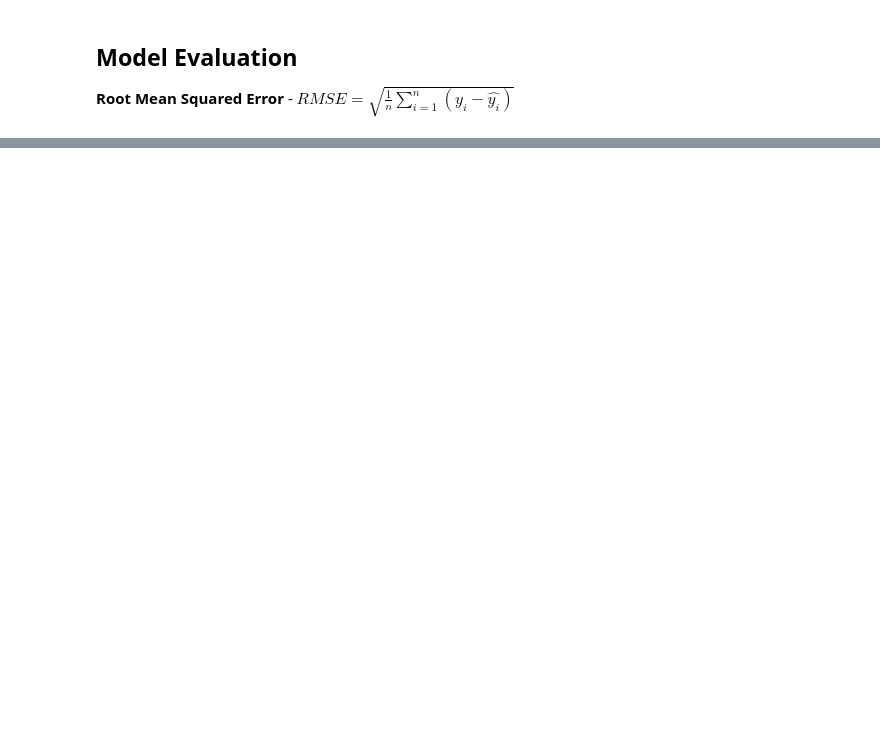
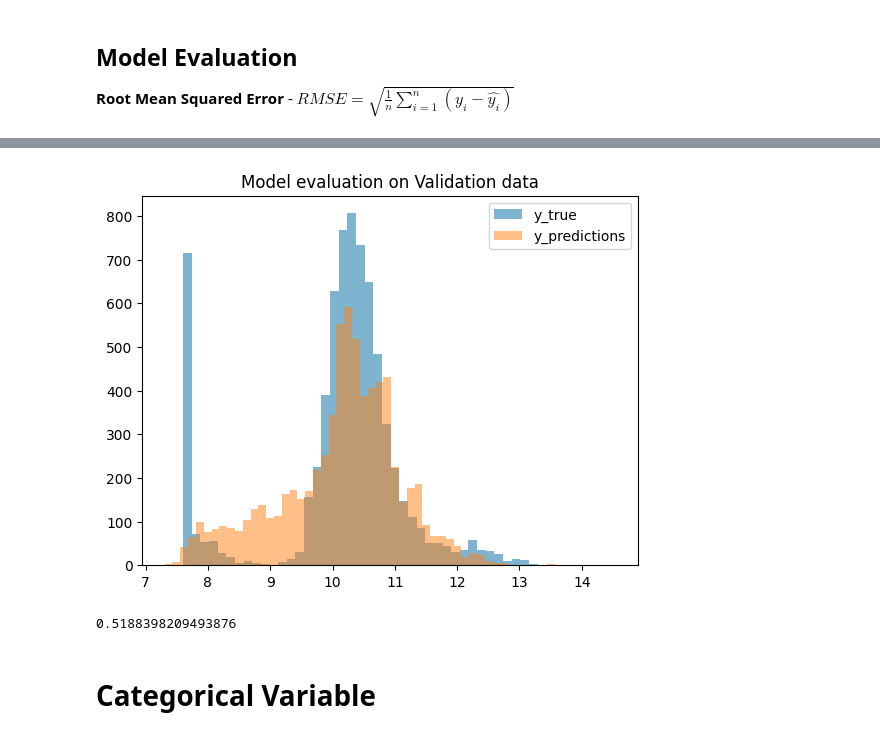
Before and after one commit to madhuri-15/mlbookcamp-homeworks, a Jupyter notebook: Regression/Project/Car Price Prediction.ipynb, the cells around one changed output, grey strips where cells are left out. Saved outputs shown, nothing was run; the diff lists cells and outputs as text; code cells hidden in the pictures; blank space fills up the shorter version.

```diff
--- a/Regression/Project/Car Price Prediction.ipynb
+++ b/Regression/Project/Car Price Prediction.ipynb
@@ -291,0 +314,32 @@ rsme(y_train, y_preds)
+# %%
+def prepare_x(df):
+    df = df.copy()
+    df['age'] = 2017 - df.year
+    features = columns + ['age']
+    X = df[features]
+    X = X.fillna(0)
+    return X.values
+# %%
+# data preparation
+X_nums = prepare_x(X_train)
+
+# model training
+w0, w = linear_regression(X_nums, y_train)
+
+# predictions
+y_preds = w0 + X_nums.dot(w)
+
+# Visualization
+plt.hist(y_train, alpha=0.5, label='y_true', bins=50)
+plt.hist(y_preds, alpha=0.5, label='y_predictions', bins=50)
+plt.title("Model evaluation on Validation data")
+plt.legend()
+plt.show()
+# %% [output]
+[figure, added]
+# %%
+rsme(y_train, y_preds)
+# %% [output]
+0.5188398209493876
+# %% [markdown]
+# Categorical Variable
```
Also changed, not shown: parts of 16 cells of this notebook.
